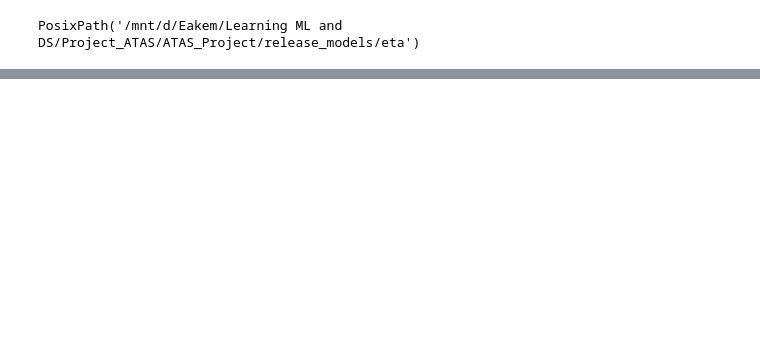
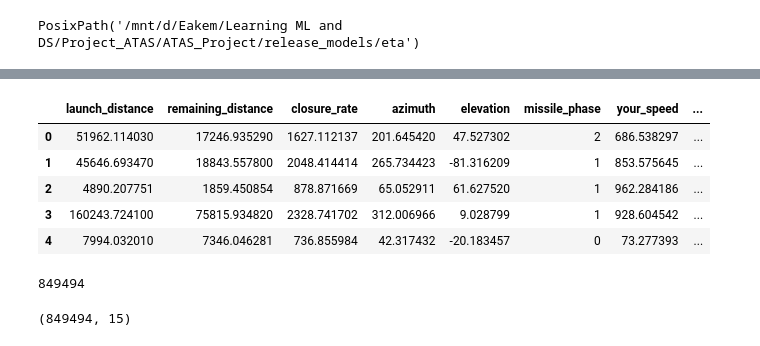
Before and after one commit to Eakempreet/ATAS_Project, a Jupyter notebook: notebooks/02_eta_regressor/02_eta_regressor.ipynb, the cells around one changed output, grey strips where cells are left out. Drawn from its saved outputs; the diff is of its cells as text; code cells hidden in the pictures; blank space fills up the shorter version.

Commit message:
cross-validation complete on XGBRegressor

```diff
--- a/notebooks/02_eta_regressor/02_eta_regressor.ipynb
+++ b/notebooks/02_eta_regressor/02_eta_regressor.ipynb
@@ -1817,0 +1843,16 @@ Consistent with Optuna trial 400. Saved to `release_models/eta/atas_final_eta_re
+# %%
+# Validation dataframe
+val_df.head()
+# %% [output]
+|  | launch_distance | remaining_distance | closure_rate | azimuth | elevation | missile_phase | your_speed | ... |
+| 0 | 51962.114030 | 17246.935290 | 1627.112137 | 201.645420 | 47.527302 | 2 | 686.538297 | ... |
+| 1 | 45646.693470 | 18843.557800 | 2048.414414 | 265.734423 | -81.316209 | 1 | 853.575645 | ... |
+| 2 | 4890.207751 | 1859.450854 | 878.871669 | 65.052911 | 61.627520 | 1 | 962.284186 | ... |
+| 3 | 160243.724100 | 75815.934820 | 2328.741702 | 312.006966 | 9.028799 | 1 | 928.604542 | ... |
+| 4 | 7994.032010 | 7346.046281 | 736.855984 | 42.317432 | -20.183457 | 0 | 73.277393 | ... |
+# %%
+# Combining the dataframes
+temp_df = pd.concat([train_df, val_df], ignore_index=True)
+len(temp_df)
+# %% [output]
+849494
@@ -1817,0 +1887,5 @@ Consistent with Optuna trial 400. Saved to `release_models/eta/atas_final_eta_re
+# %%
+# Checking the shape of the data
+temp_df.shape
+# %% [output]
+(849494, 15)
```
Also changed, not shown: parts of 18 cells of this notebook, 1 other file.
